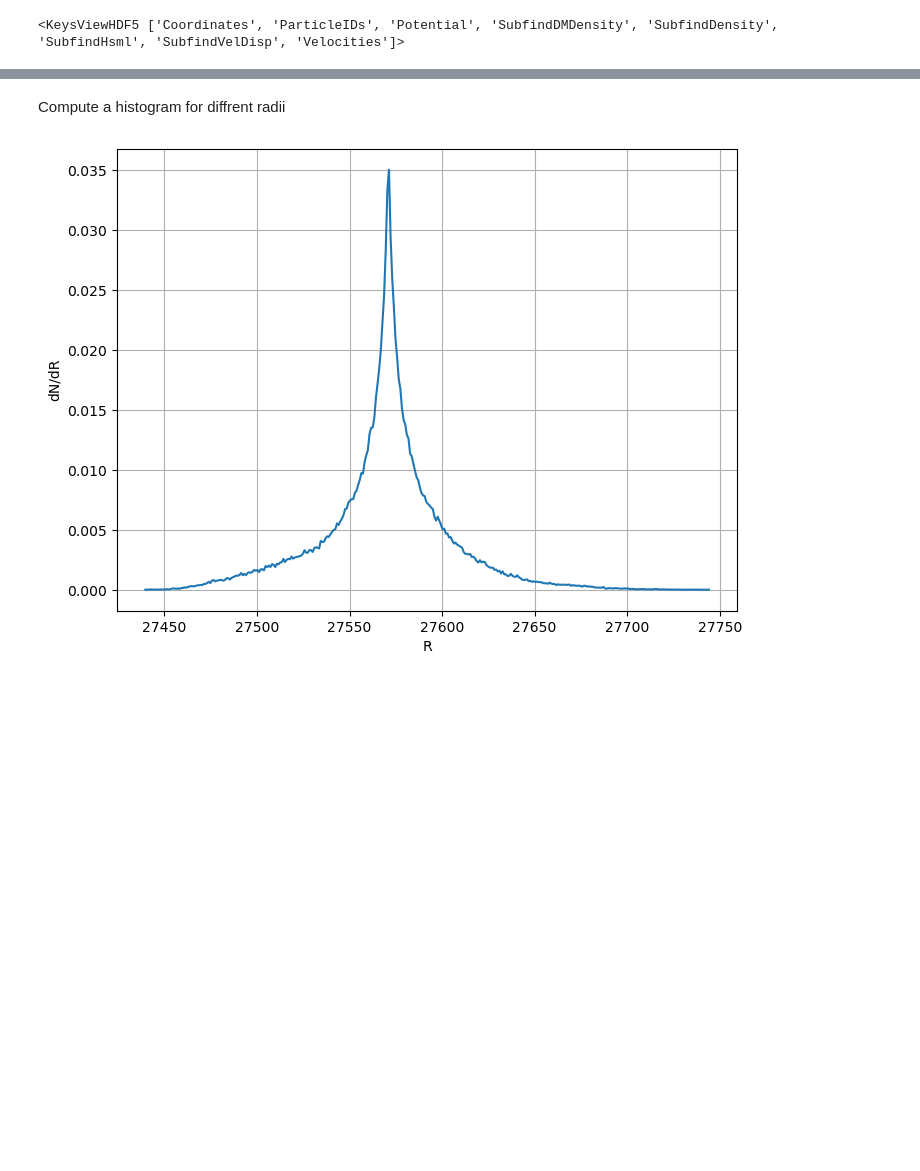
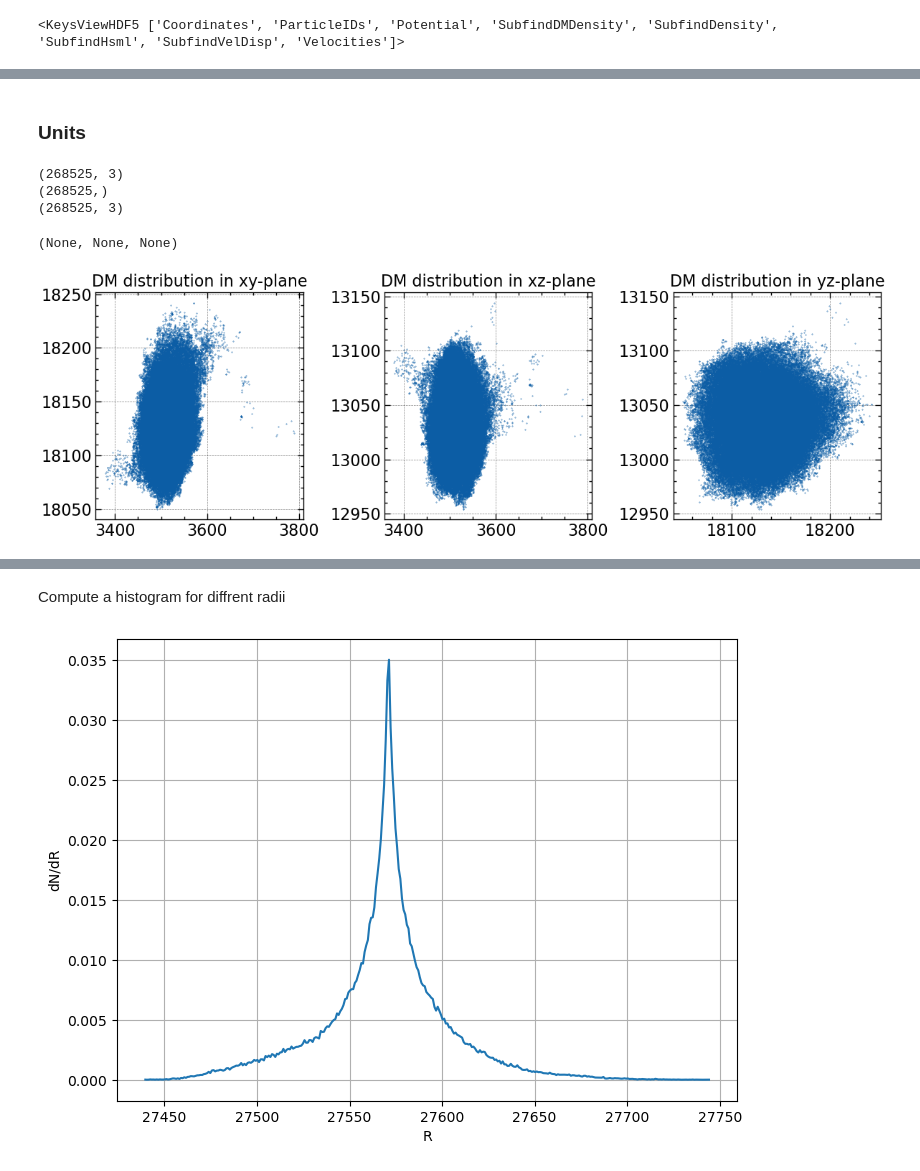
Before and after one commit to Jitskeverheecke/TANA_Project, a Jupyter notebook: project.ipynb, the cells around one changed output, grey strips where cells are left out. Cells and saved outputs as stored; diff of their text form; code cells hidden in the pictures; blank space fills up the shorter version.

```diff
--- a/project.ipynb
+++ b/project.ipynb
@@ -33,0 +46,2 @@ array([[ 3513.58629858, 18135.43560775, 13033.63899422],
+# %% [markdown]
+### Units
@@ -33,0 +53,10 @@ array([[ 3513.58629858, 18135.43560775, 13033.63899422],
+# %%
+xyz = np.array(data['PartType1']['Coordinates'][:])
+phi = np.array(data['PartType1']['Potential'][:])
+vxyz = np.array(data['PartType1']['Velocities'][:])
+print(xyz.shape), print(phi.shape), print(vxyz.shape)
+# %% [output]
+(268525, 3)
+(268525,)
+(268525, 3)
+(None, None, None)
@@ -33,0 +72,12 @@ array([[ 3513.58629858, 18135.43560775, 13033.63899422],
+# %%
+fig, axes = plt.subplots(1, 3, figsize=(12, 4))
+axes[0].scatter(x, y, s=0.1)
+axes[0].set_title("DM distribution in xy-plane")
+axes[1].scatter(x, z, s=0.1)
+axes[1].set_title("DM distribution in xz-plane")
+axes[2].scatter(y, z, s=0.1)
+axes[2].set_title("DM distribution in yz-plane")
+plt.tight_layout()
+plt.show()
+# %% [output]
+[figure, added]
```
Also changed, not shown: parts of 17 cells of this notebook, 1 other file.
